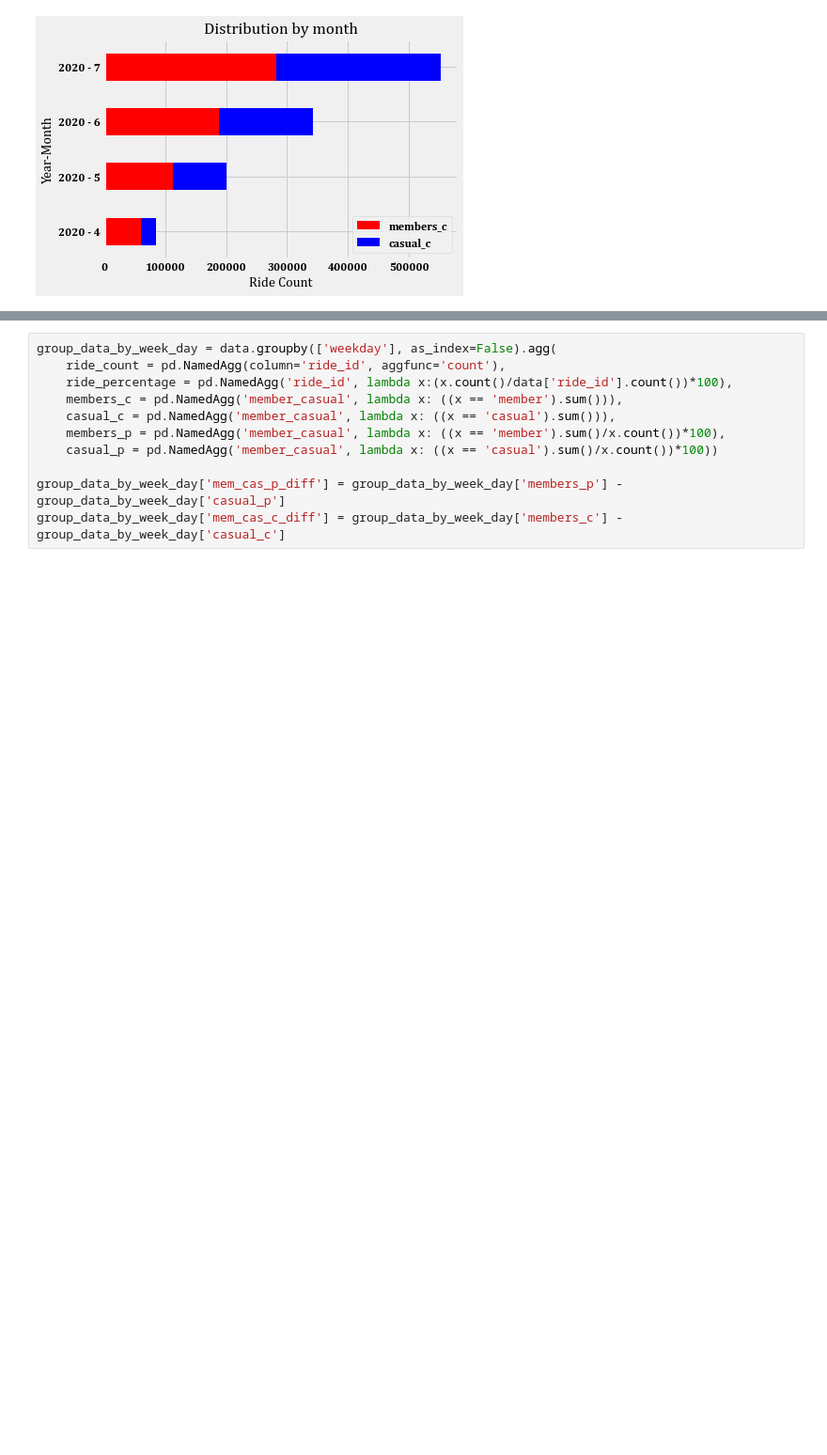
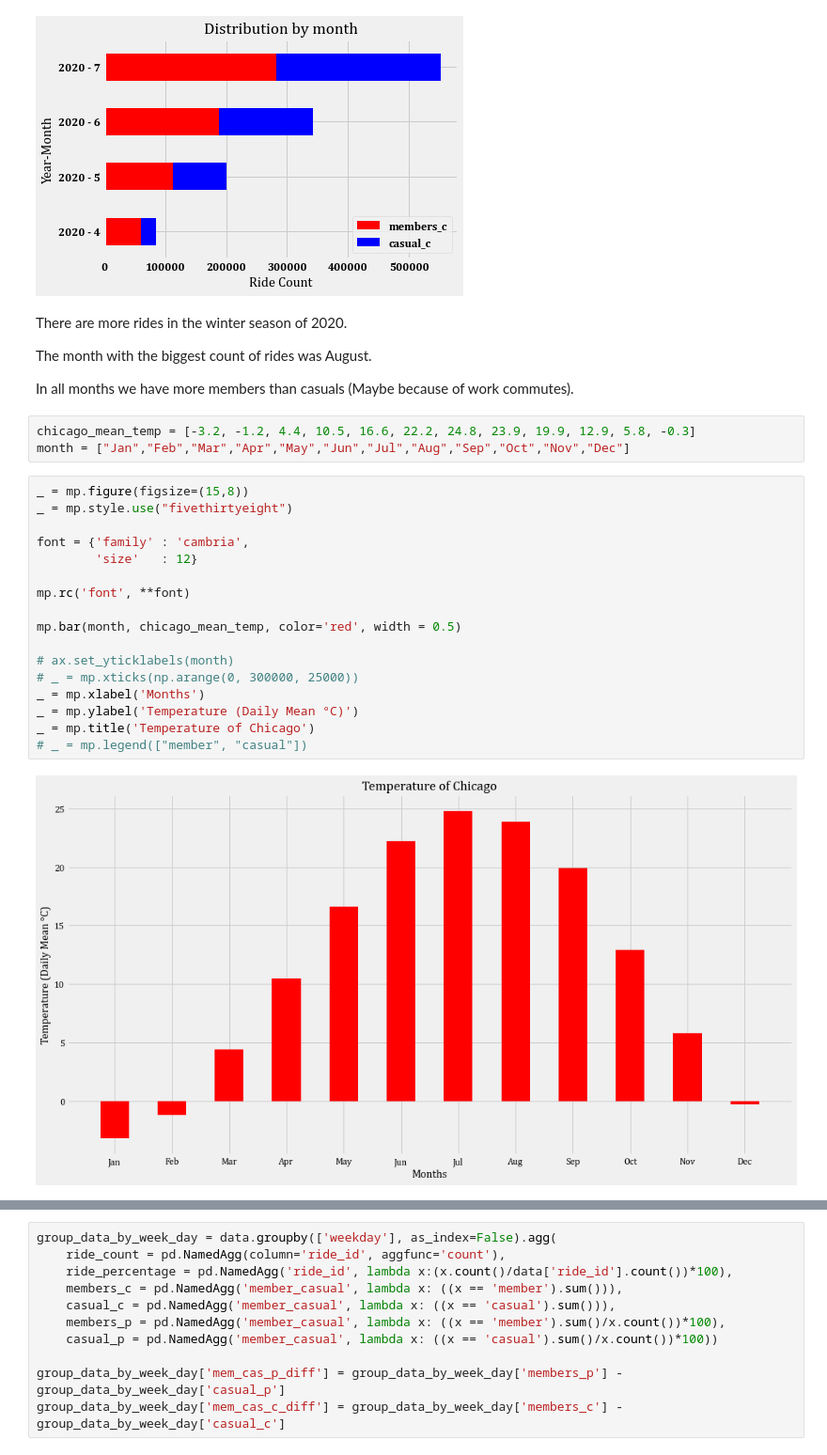
Before and after one commit to deepbdoshi/Google-Analytics-Capstone-Project, a Jupyter notebook: Google Analytics Capstone Project 1.ipynb, the cells around one changed output, grey strips where cells are left out. Shown at 94% size. Saved outputs shown, nothing was run; the diff lists cells and outputs as text; blank space fills up the shorter version.

Commit message:
Chicago Monthly Temperature Analysis Added

```diff
--- a/Google Analytics Capstone Project 1.ipynb
+++ b/Google Analytics Capstone Project 1.ipynb
@@ -169,3 +169,31 @@ _ = mp.title('Distribution by month')
 # %% [output]
 <Figure size 1080x1080 with 0 Axes>
 [figure]
+# %% [markdown]
+There are more rides in the winter season of 2020.
+
+The month with the biggest count of rides was August.
+
+In all months we have more members than casuals (Maybe because of work commutes).
+# %%
+chicago_mean_temp = [-3.2, -1.2, 4.4, 10.5, 16.6, 22.2, 24.8, 23.9, 19.9, 12.9, 5.8, -0.3]
+month = ["Jan","Feb","Mar","Apr","May","Jun","Jul","Aug","Sep","Oct","Nov","Dec"]
+# %%
+_ = mp.figure(figsize=(15,8))
+_ = mp.style.use("fivethirtyeight")
+
+font = {'family' : 'cambria',
+        'size'   : 12}
+
+mp.rc('font', **font)
+
+mp.bar(month, chicago_mean_temp, color='red', width = 0.5)
+
+# ax.set_yticklabels(month)
+# _ = mp.xticks(np.arange(0, 300000, 25000))
+_ = mp.xlabel('Months')
+_ = mp.ylabel('Temperature (Daily Mean °C)')
+_ = mp.title('Temperature of Chicago')
+# _ = mp.legend(["member", "casual"])
+# %% [output]
+[figure, added]
```
Also changed, not shown: parts of 2 cells of this notebook.
